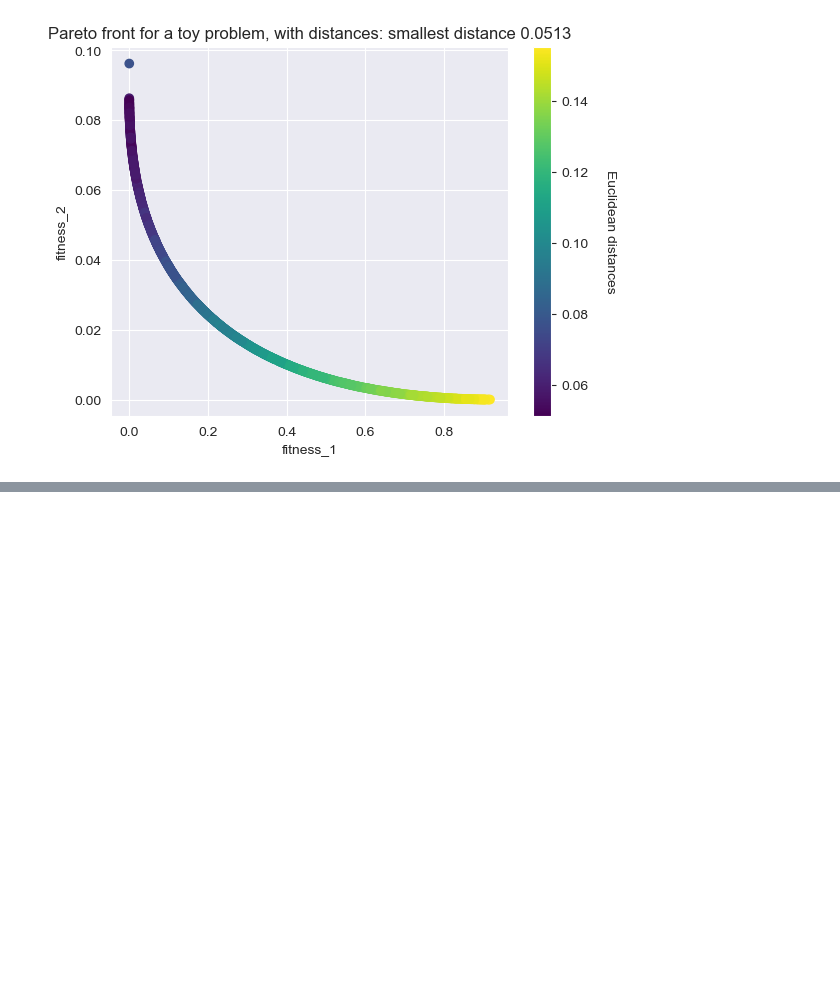
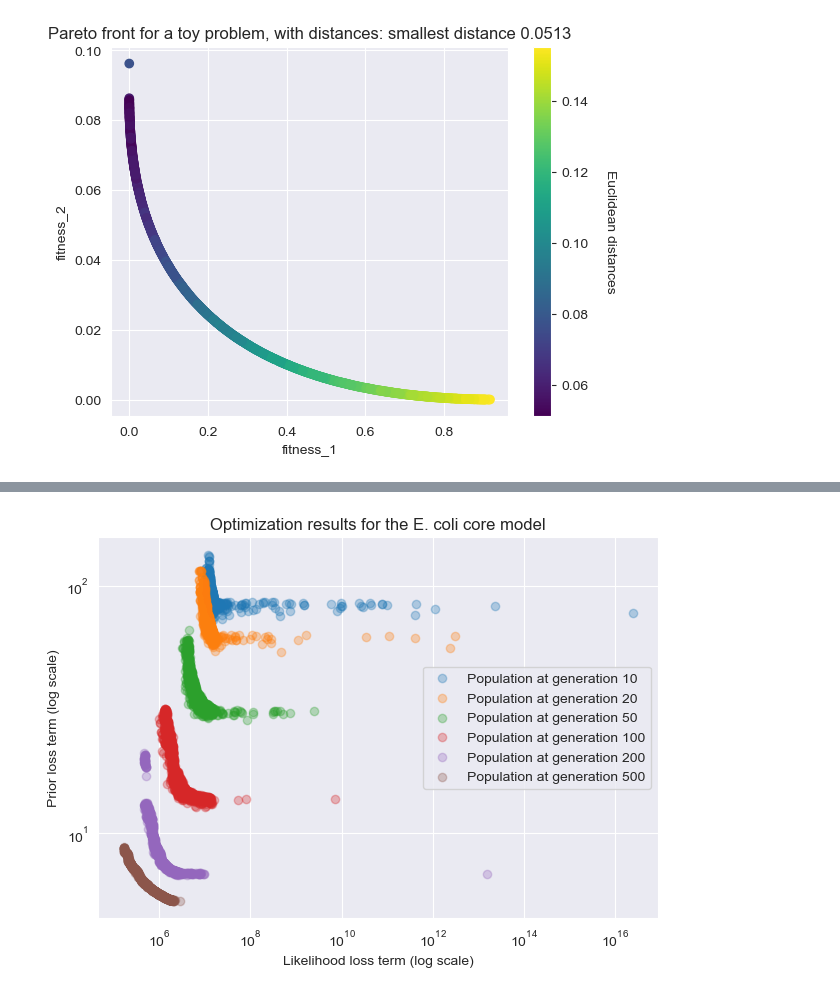
Before and after one commit to albertotonda/evolutionary-optimization-cell-models, a Jupyter notebook: src/plot_figures.ipynb, the cells around one changed output, grey strips where cells are left out. Cells and saved outputs as stored; diff of their text form; code cells hidden in the pictures; blank space fills up the shorter version.

```diff
--- a/src/plot_figures.ipynb
+++ b/src/plot_figures.ipynb
@@ -190,0 +225,28 @@ Individual [0.53416439 0.46520602 0.57170121 0.38350638] has the smallest distan
+# %%
+# now, for plotting the results of the big model, there is an issue: some of the values for the objectives
+# are so large that they completely screw up the axis scales
+big_model_folder = "../local/2024-11-12-15-51-50-cell-model-big-optimization"
+generations_to_load = ["10", "20", "50", "100", "200", "300", "400", "500"]
+generations_to_plot = ["10", "20", "50", "100", "200", "500"]
+
+dfs = {g : pd.read_csv(os.path.join(big_model_folder, "42-population-generation-%s.csv" % g))
+       for g in generations_to_load}
+
+fig, ax = plt.subplots()
+
+for g in generations_to_plot :
+    ax.scatter(dfs[g]["fitness_1"].values, dfs[g]["fitness_2"].values,
+               alpha=0.3, label="Population at generation %s" % g)
+
+ax.set_xscale('log')
+ax.set_yscale('log')
+
+ax.set_xlabel("Likelihood loss term (log scale)")
+ax.set_ylabel("Prior loss term (log scale)")
+ax.set_title("Optimization results for the E. coli core model")
+ax.legend(loc='best')
+
+fig.tight_layout()
+plt.savefig(os.path.join(big_model_folder, "pareto-fronts.png"), dpi=300)
+# %% [output]
+[figure, added]
```
Also changed, not shown: parts of 5 cells of this notebook, 3 other files.
